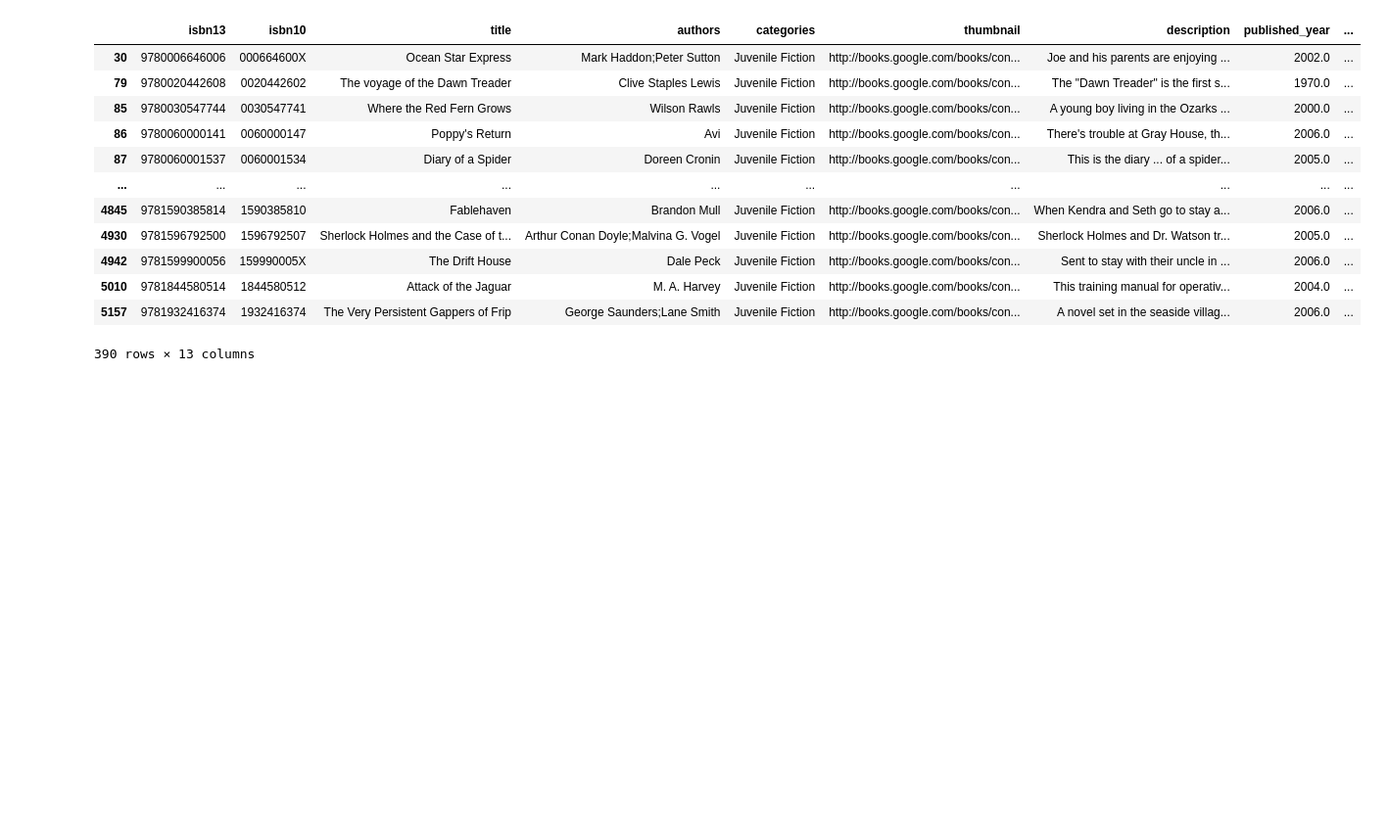
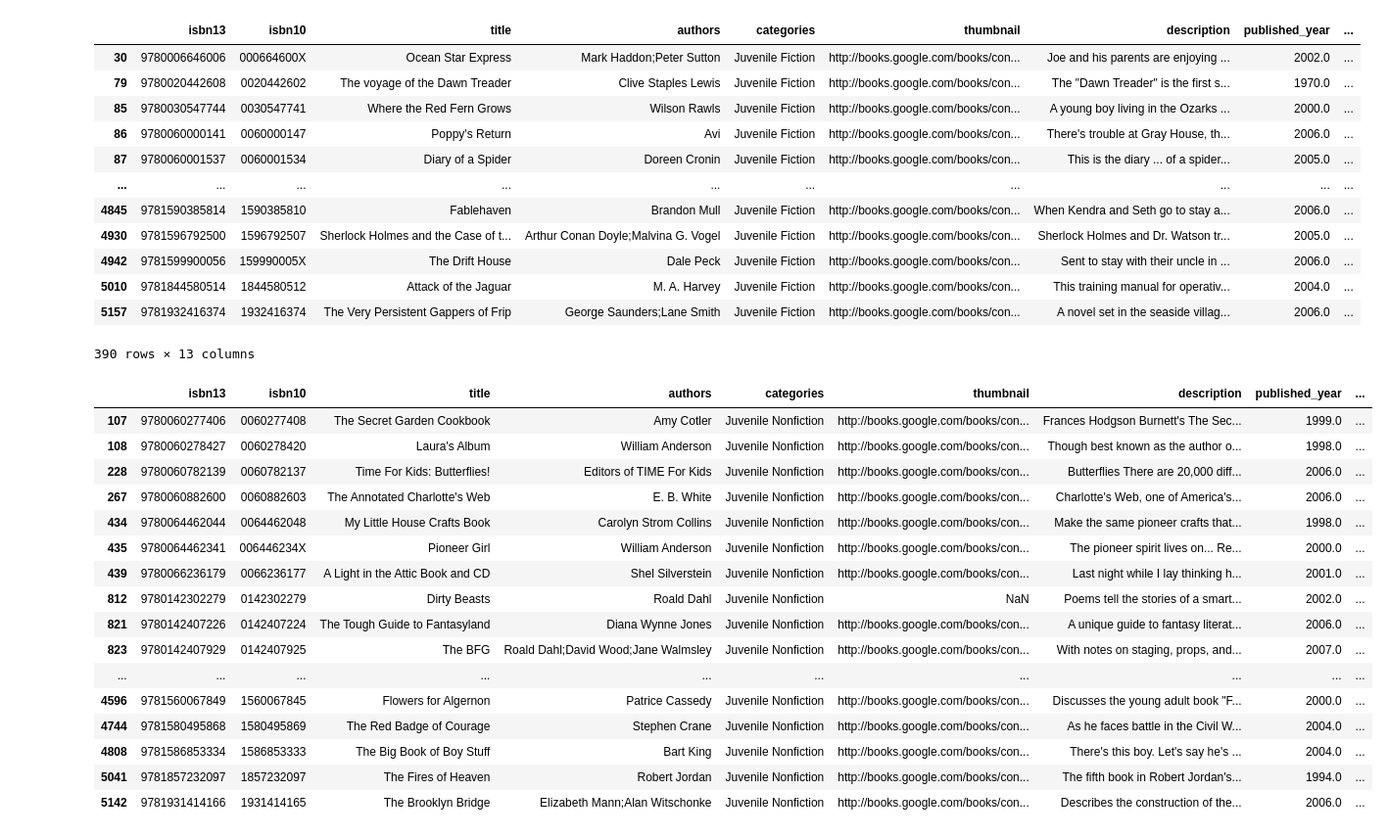
Before and after one commit to dibikadahal/Semantic-Book-Recommender, a Jupyter notebook: book-recommender/text-classification.ipynb, the cells around one changed output. Shown at 98% size. Saved outputs shown, nothing was run; the diff lists cells and outputs as text; code cells hidden in the pictures; blank space fills up the shorter version.

Commit message:
juvenile fiction, non-fiction

```diff
--- a/book-recommender/text-classification.ipynb
+++ b/book-recommender/text-classification.ipynb
@@ -50,3 +50,23 @@ books[books["categories"] == "Juvenile Fiction"]
 | 5010 | 9781844580514 | 1844580512 | Attack of the Jaguar | M. A. Harvey | Juvenile Fiction | http://books.google.com/books/con... | This training manual for operativ... | 2004.0 | ... |
 | 5157 | 9781932416374 | 1932416374 | The Very Persistent Gappers of Frip | George Saunders;Lane Smith | Juvenile Fiction | http://books.google.com/books/con... | A novel set in the seaside villag... | 2006.0 | ... |
 390 rows × 13 columns
+# %%
+books[books["categories"] == "Juvenile Nonfiction"]
+# %% [output]
+|  | isbn13 | isbn10 | title | authors | categories | thumbnail | description | published_year | ... |
+| 107 | 9780060277406 | 0060277408 | The Secret Garden Cookbook | Amy Cotler | Juvenile Nonfiction | http://books.google.com/books/con... | Frances Hodgson Burnett's The Sec... | 1999.0 | ... |
+| 108 | 9780060278427 | 0060278420 | Laura's Album | William Anderson | Juvenile Nonfiction | http://books.google.com/books/con... | Though best known as the author o... | 1998.0 | ... |
+| 228 | 9780060782139 | 0060782137 | Time For Kids: Butterflies! | Editors of TIME For Kids | Juvenile Nonfiction | http://books.google.com/books/con... | Butterflies There are 20,000 diff... | 2006.0 | ... |
+| 267 | 9780060882600 | 0060882603 | The Annotated Charlotte's Web | E. B. White | Juvenile Nonfiction | http://books.google.com/books/con... | Charlotte's Web, one of America's... | 2006.0 | ... |
+| 434 | 9780064462044 | 0064462048 | My Little House Crafts Book | Carolyn Strom Collins | Juvenile Nonfiction | http://books.google.com/books/con... | Make the same pioneer crafts that... | 1998.0 | ... |
+| 435 | 9780064462341 | 006446234X | Pioneer Girl | William Anderson | Juvenile Nonfiction | http://books.google.com/books/con... | The pioneer spirit lives on... Re... | 2000.0 | ... |
+| 439 | 9780066236179 | 0066236177 | A Light in the Attic Book and CD | Shel Silverstein | Juvenile Nonfiction | http://books.google.com/books/con... | Last night while I lay thinking h... | 2001.0 | ... |
+| 812 | 9780142302279 | 0142302279 | Dirty Beasts | Roald Dahl | Juvenile Nonfiction | NaN | Poems tell the stories of a smart... | 2002.0 | ... |
+| 821 | 9780142407226 | 0142407224 | The Tough Guide to Fantasyland | Diana Wynne Jones | Juvenile Nonfiction | http://books.google.com/books/con... | A unique guide to fantasy literat... | 2006.0 | ... |
+| 823 | 9780142407929 | 0142407925 | The BFG | Roald Dahl;David Wood;Jane Walmsley | Juvenile Nonfiction | http://books.google.com/books/con... | With notes on staging, props, and... | 2007.0 | ... |
+| ... | ... | ... | ... | ... | ... | ... | ... | ... | ... |
+| 4596 | 9781560067849 | 1560067845 | Flowers for Algernon | Patrice Cassedy | Juvenile Nonfiction | http://books.google.com/books/con... | Discusses the young adult book "F... | 2000.0 | ... |
+| 4744 | 9781580495868 | 1580495869 | The Red Badge of Courage | Stephen Crane | Juvenile Nonfiction | http://books.google.com/books/con... | As he faces battle in the Civil W... | 2004.0 | ... |
+| 4808 | 9781586853334 | 1586853333 | The Big Book of Boy Stuff | Bart King | Juvenile Nonfiction | http://books.google.com/books/con... | There's this boy. Let's say he's ... | 2004.0 | ... |
+| 5041 | 9781857232097 | 1857232097 | The Fires of Heaven | Robert Jordan | Juvenile Nonfiction | http://books.google.com/books/con... | The fifth book in Robert Jordan's... | 1994.0 | ... |
+| 5142 | 9781931414166 | 1931414165 | The Brooklyn Bridge | Elizabeth Mann;Alan Witschonke | Juvenile Nonfiction | http://books.google.com/books/con... | Describes the construction of the... | 2006.0 | ... |
```
